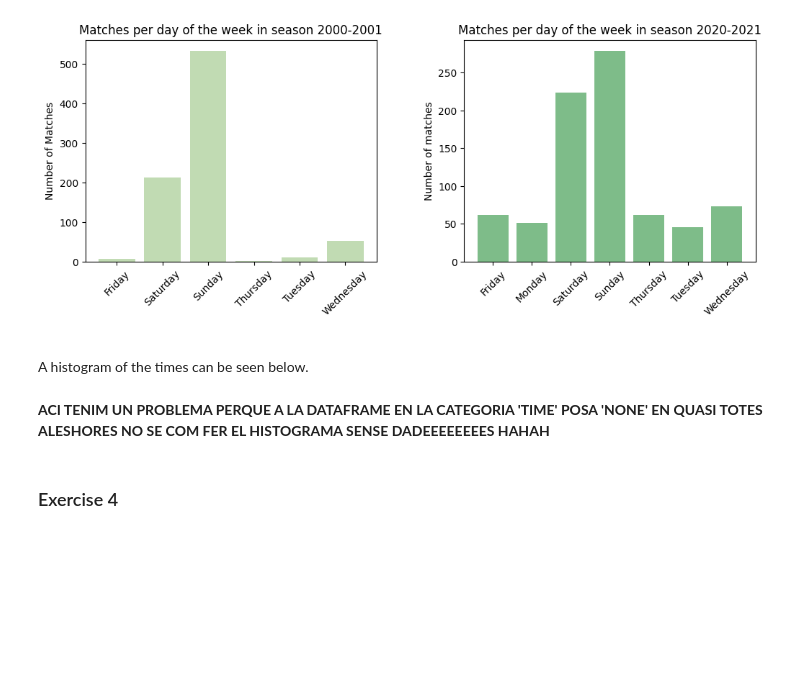
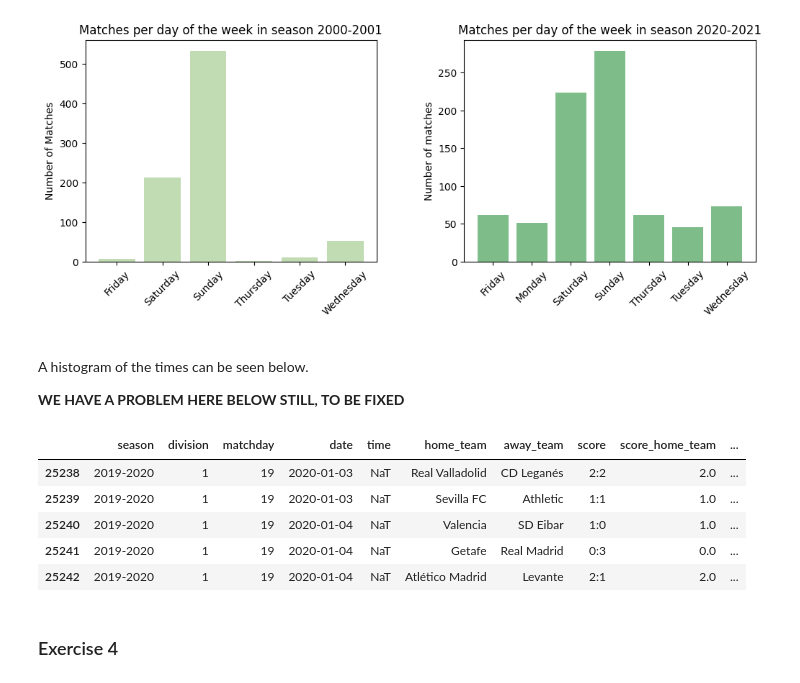
Before and after one commit to coders-unidas/la-quiniela, a Jupyter notebook: analysis/data_analysis.ipynb, the cells around one changed output. Saved outputs shown, nothing was run; the diff lists cells and outputs as text; code cells hidden in the pictures; blank space fills up the shorter version.

```diff
--- a/analysis/data_analysis.ipynb
+++ b/analysis/data_analysis.ipynb
@@ -144,8 +145,64 @@ plt.show()
 [figure]
 # %% [markdown]
 A histogram of the times can be seen below.
+
+**WE HAVE A PROBLEM HERE BELOW STILL, TO BE FIXED**
-# %% [markdown]
-**ACI TENIM UN PROBLEMA PERQUE A LA DATAFRAME EN LA CATEGORIA 'TIME' POSA 'NONE' EN QUASI TOTES ALESHORES NO SE COM FER EL HISTOGRAMA SENSE DADEEEEEEEES HAHAH**
+# %%
+# Convert the 'date' column to datetime
+df['date'] = pd.to_datetime(df['date'], format='%m/%d/%y')
+
+start_date_2020 = pd.Timestamp('2020-01-01')
+end_date_2020 = pd.Timestamp('2020-12-31')
+df_2020 = df[(df['date'] >= start_date_2020) & (df['date'] <= end_date_2020)]
+
+# Ensure the 'time' column is in datetime format (assuming 'time' represents match start times)
+'''
+df['time'] = pd.to_datetime(df['time'])
+start_date_2020 = pd.Timestamp('2020-01-01')
+end_date_2020 = pd.Timestamp('2020-12-31')
+df_2020 = df[(df['date'] >= start_date_2020) & (df['date'] <= end_date_2020)]
+time_bins_2020 = df_2020['time'].dt.hour
+'''
+'''
+fig, axes = plt.subplots(1, 2, figsize=(12, 4))
+
+# Filter and plot data for 2000-2001 (Match Time Histogram)
+plt.subplot(1, 2, 1)
+start_date_2000 = pd.Timestamp('2000-01-01')
+end_date_2000 = pd.Timestamp('2000-12-31')
+df_2000 = df[(df['date'] >= start_date_2000) & (df['date'] <= end_date_2000)]
+time_bins_2000 = df_2000['time'].dt.hour
+time_bins_2000.hist(bins=range(0, 25), color='#c1dbb3', rwidth=0.8, alpha=0.7)
+plt.xticks(range(24), [str(i) + ' AM' if i < 12 else (str(i) + ' PM' if i > 12 else '12 PM') for i in range(24)], rotation=45)
+plt.xlabel('Time of the Day')
+plt.ylabel('Number of Matches')
+plt.title('Match Time of Day Histogram in season 2000-2001')
+
+# Filter and plot data for 2020-2021 (Match Time Histogram)
+plt.subplot(1, 2, 2)
+start_date_2020 = pd.Timestamp('2020-01-01')
+end_date_2021 = pd.Timestamp('2020-12-31')
+df_2020 = df[(df['date'] >= start_date_2020) & (df['date'] <= end_date_2021)]
+time_bins_2020 = df_2020['time'].dt.hour
+time_bins_2020.hist(bins=range(0, 25), color='#7ebc89', rwidth=0.8, alpha=0.7)
+plt.xticks(range(24), [str(i) + ' AM' if i < 12 else (str(i) + ' PM' if i > 12 else '12 PM') for i in range(24)], rotation=45)
+plt.xlabel('Time of the Day')
+plt.ylabel('Number of Matches')
+plt.title('Match Time of Day Histogram in season 2020-2021')
+
+# Adjust spacing between subplots
+plt.subplots_adjust(wspace=0.3, hspace=0.5)  # add space between subplots
+
+plt.show()
+'''
+df_2020.head()
+# %% [output]
+|  | season | division | matchday | date | time | home_team | away_team | score | score_home_team | ... |
+| 25238 | 2019-2020 | 1 | 19 | 2020-01-03 | NaT | Real Valladolid | CD Leganés | 2:2 | 2.0 | ... |
+| 25239 | 2019-2020 | 1 | 19 | 2020-01-03 | NaT | Sevilla FC | Athletic | 1:1 | 1.0 | ... |
+| 25240 | 2019-2020 | 1 | 19 | 2020-01-04 | NaT | Valencia | SD Eibar | 1:0 | 1.0 | ... |
+| 25241 | 2019-2020 | 1 | 19 | 2020-01-04 | NaT | Getafe | Real Madrid | 0:3 | 0.0 | ... |
+| 25242 | 2019-2020 | 1 | 19 | 2020-01-04 | NaT | Atlético Madrid | Levante | 2:1 | 2.0 | ... |
 # %% [markdown]
 ### Exercise 4
 # %% [markdown]
```
Also changed, not shown: parts of 1 cell of this notebook.
